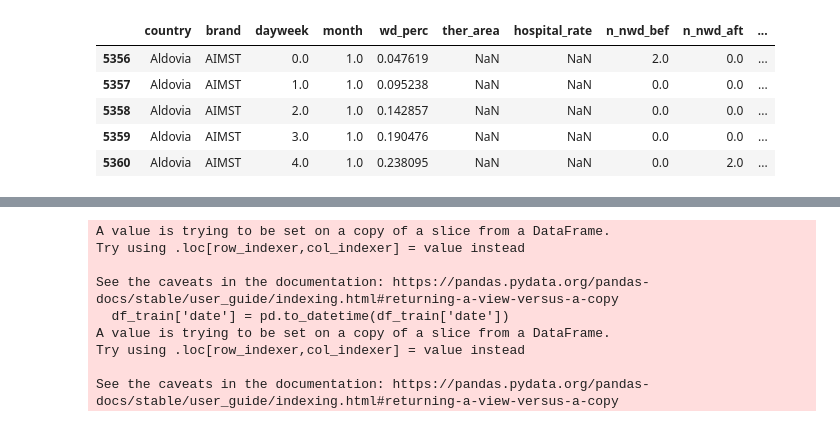
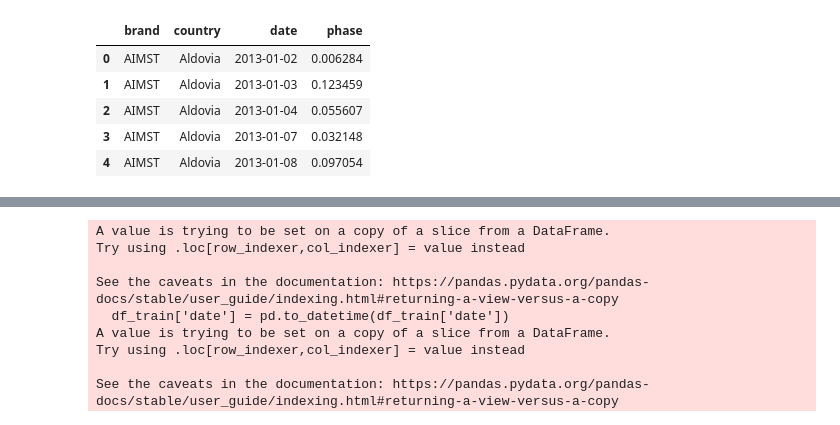
Before and after one commit to guimCC/Novartis_Datathon_2023, a Jupyter notebook: datathon.ipynb, the cells around one changed output, grey strips where cells are left out. Drawn from its saved outputs; the diff is of its cells as text; code cells hidden in the pictures.

```diff
--- a/datathon.ipynb
+++ b/datathon.ipynb
@@ -26,13 +5,14 @@
 # %%
 import pandas as pd
 
 df_train = pd.read_parquet('train_data.parquet')
-df_test = pd.read_parquet('submission_data.parquet')
-df_test.head()
+df_train = df_train[['brand', 'country', 'date', 'phase']]
+
+df_train.head()
 # %% [output]
-|  | country | brand | dayweek | month | wd_perc | ther_area | hospital_rate | n_nwd_bef | n_nwd_aft | ... |
-| 5356 | Aldovia | AIMST | 0.0 | 1.0 | 0.047619 | NaN | NaN | 2.0 | 0.0 | ... |
-| 5357 | Aldovia | AIMST | 1.0 | 1.0 | 0.095238 | NaN | NaN | 0.0 | 0.0 | ... |
-| 5358 | Aldovia | AIMST | 2.0 | 1.0 | 0.142857 | NaN | NaN | 0.0 | 0.0 | ... |
-| 5359 | Aldovia | AIMST | 3.0 | 1.0 | 0.190476 | NaN | NaN | 0.0 | 0.0 | ... |
-| 5360 | Aldovia | AIMST | 4.0 | 1.0 | 0.238095 | NaN | NaN | 0.0 | 2.0 | ... |
+|  | brand | country | date | phase |
+| 0 | AIMST | Aldovia | 2013-01-02 | 0.006284 |
+| 1 | AIMST | Aldovia | 2013-01-03 | 0.123459 |
+| 2 | AIMST | Aldovia | 2013-01-04 | 0.055607 |
+| 3 | AIMST | Aldovia | 2013-01-07 | 0.032148 |
+| 4 | AIMST | Aldovia | 2013-01-08 | 0.097054 |
```
Also changed, not shown: parts of 17 cells of this notebook.
